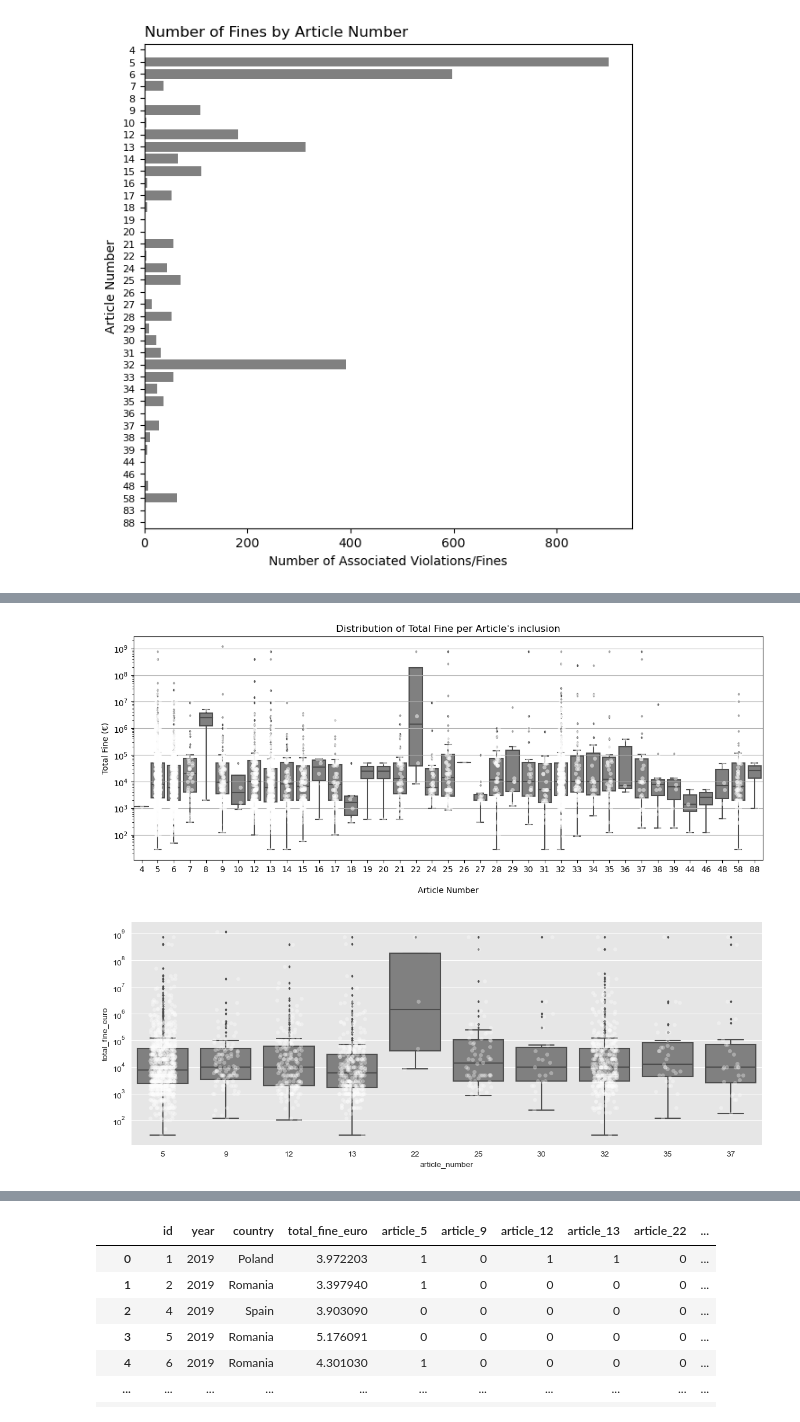
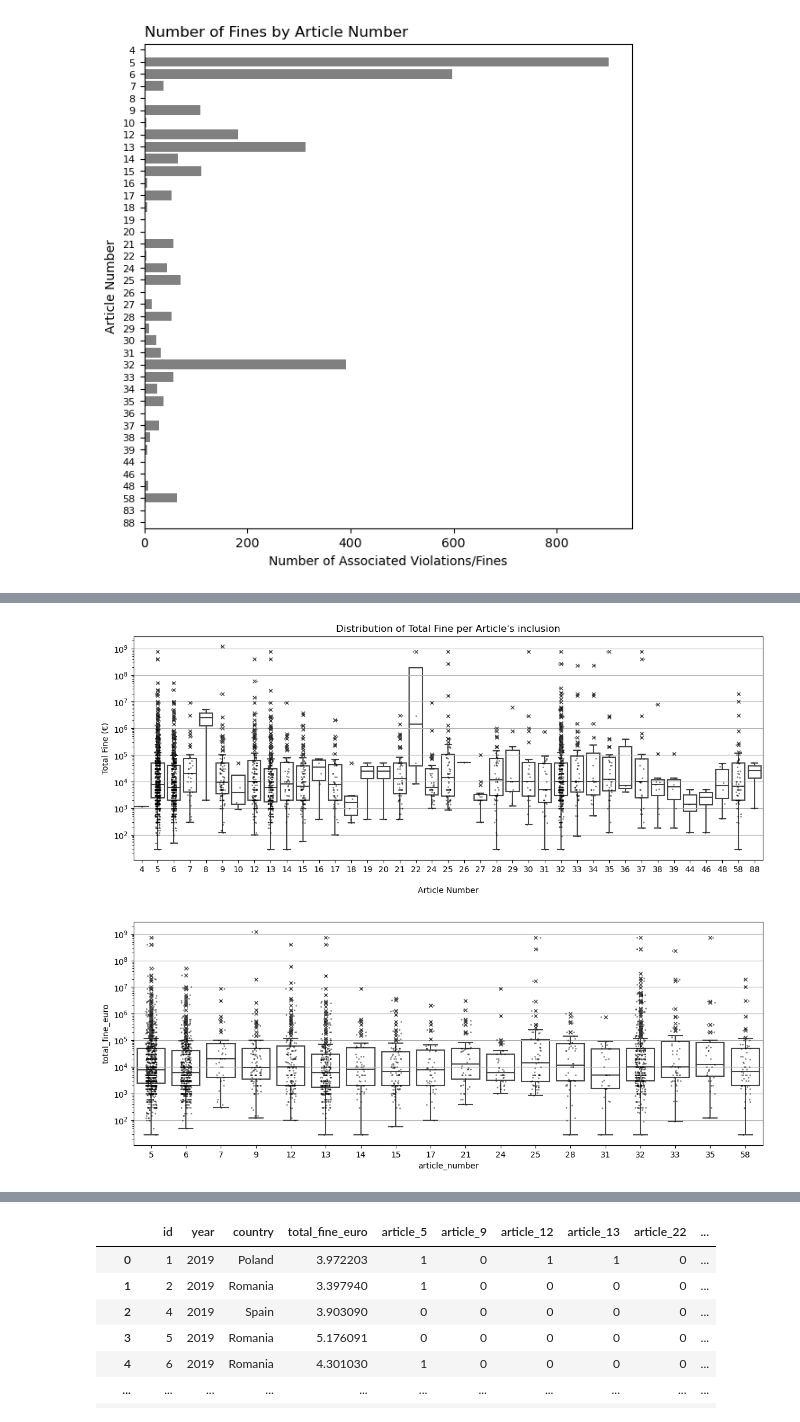
Before and after one commit to dc27/gdpr-fines-analysis, a Jupyter notebook: dev.ipynb, the cells around one changed output, grey strips where cells are left out. Drawn from its saved outputs; the diff is of its cells as text; code cells hidden in the pictures.

```diff
--- a/dev.ipynb
+++ b/dev.ipynb
@@ -102,24 +102,27 @@ sns.boxplot(
     x='article_number',
     y='total_fine_euro',
     data=known_articles,
-    color='grey',
-    fliersize=2
+    ax=ax,
+    flierprops={'marker':'x'},
+    boxprops={'facecolor':'white'}
 )
 
 sns.stripplot(
     x='article_number',
     y='total_fine_euro',
     data=known_articles,
-    color='white',
+    color='black',
     jitter=0.15,
-    alpha=0.5
+    size=2,
+    alpha=0.5,
+    ax=ax
 )
 
 ax.yaxis.grid(True)
 ax.set_title(label='', loc='left')
 ax.set(xlabel="\nArticle Number", ylabel='Total Fine (€)', title='Distribution of Total Fine per Article\'s inclusion');
 # %% [output]
-[figure, old version]
+[figure, new version]
 # %%
 top_n_highest_fines = (
     known_articles
@@ -135,29 +138,37 @@ only_top_n_highest_fines = (
     .loc[known_articles.article_number.isin(top_n_highest_fines.article_number.tolist())]
     .reset_index(drop=True)
 )
+# %%
+MINUMUM_INCIDENCE = 30
+
+overmin_incidence = (
+    known_articles
+    .loc[known_articles.article_number.isin(known_articles.value_counts('article_number').where(lambda x: x >= MINUMUM_INCIDENCE).dropna().index.to_list())]
+)
 # %%
 fig, ax = plt.subplots(figsize=(14, 5))
 ax.set_yscale("log")
 
-sns.set_style("darkgrid", {"axes.facecolor": ".9"})
+sns.boxplot(
+    x='article_number',
+    y='total_fine_euro',
+    data=overmin_incidence,
+    ax=ax,
+    flierprops={'marker':'x'},
+    boxprops={'facecolor':'white'}
+)
 
 sns.stripplot(
     x='article_number',
     y='total_fine_euro',
-    data=only_top_n_highest_fines,
-    color='white',
-    jitter=0.2,
-    alpha=0.33
-)
-
-sns.boxplot(
-    x='article_number',
-    y='total_fine_euro',
-    data=only_top_n_highest_fines,
-    color='grey',
-    fliersize=2
+    data=overmin_incidence,
+    color='black',
+    jitter=0.15,
+    size=2,
+    alpha=0.5,
+    ax=ax
 )
 
 ax.yaxis.grid(True)
 # %% [output]
-[figure, old version]
+[figure, new version]
```
Also changed, not shown: parts of 23 cells of this notebook, 1 other file.
